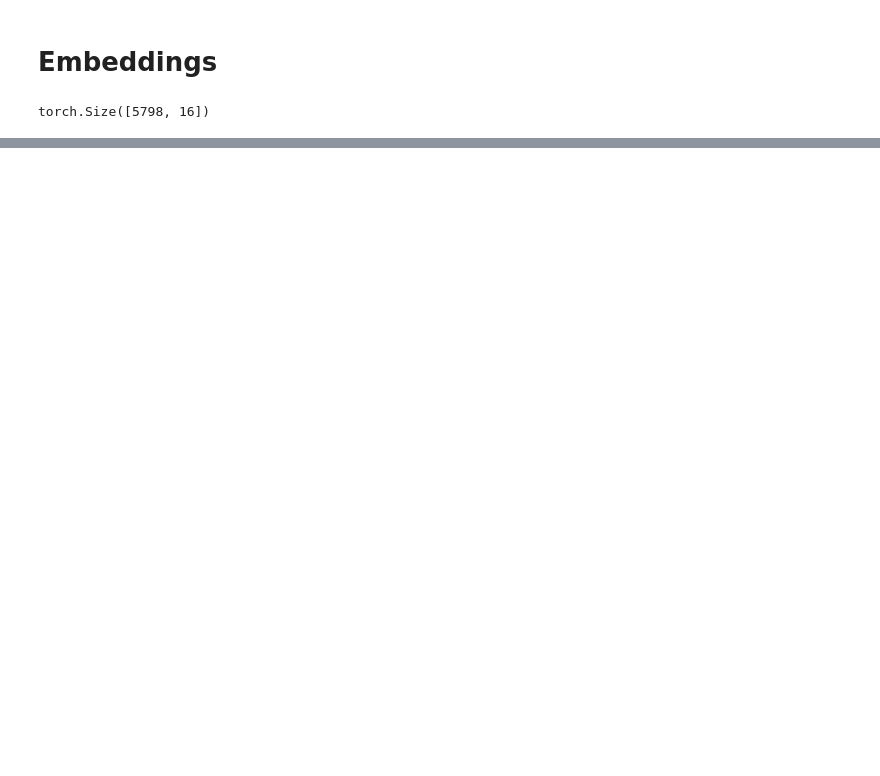
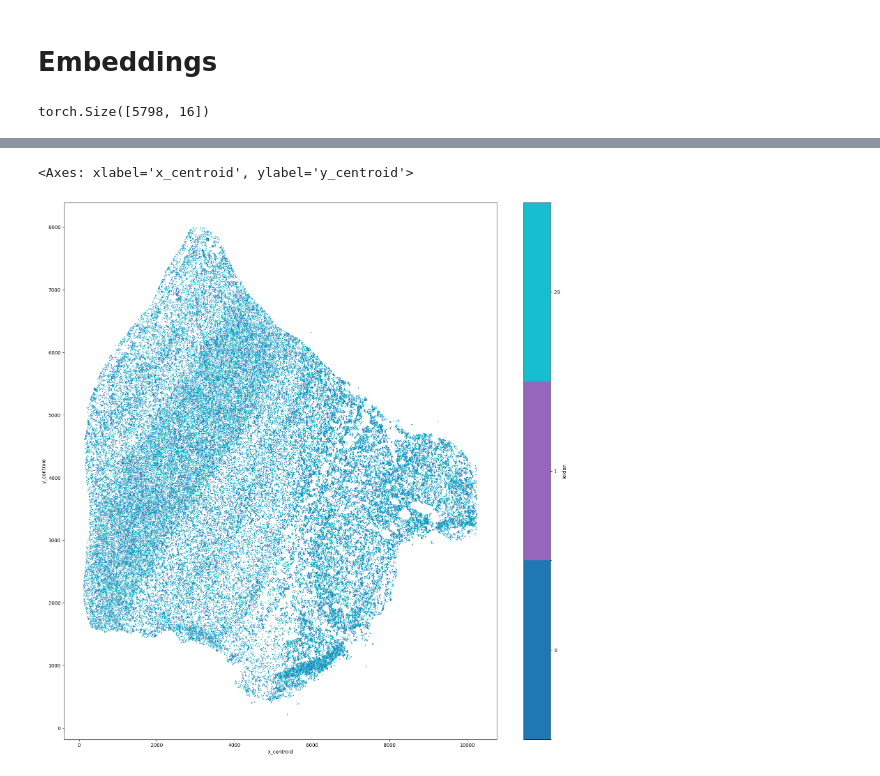
Before and after one commit to jhaberbe/TokenGT, a Jupyter notebook: notebook/embeddings.ipynb, the cells around one changed output, grey strips where cells are left out. Saved outputs shown, nothing was run; the diff lists cells and outputs as text; code cells hidden in the pictures; blank space fills up the shorter version.

```diff
--- a/notebook/embeddings.ipynb
+++ b/notebook/embeddings.ipynb
@@ -684,0 +921,15 @@ for epoch in range(10):
+# %%
+import matplotlib.pyplot as plt
+
+f, ax = plt.subplots(figsize=(20, 20))
+adata[adata.obs["leiden"].isin(["0", "1", "29"]) & adata.obs["folder"].eq("05-27")].obs.plot.scatter(
+    x="x_centroid",
+    y="y_centroid",
+    c="leiden",
+    s=1,
+    cmap="tab10",
+    ax=ax
+)
+# %% [output]
+<Axes: xlabel='x_centroid', ylabel='y_centroid'>
+[figure, added]
```
Also changed, not shown: parts of 12 cells of this notebook, 2 other files.
